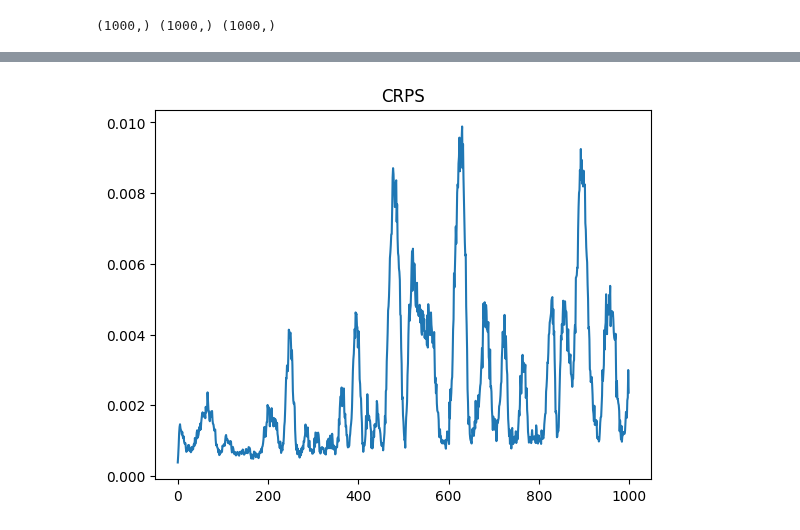
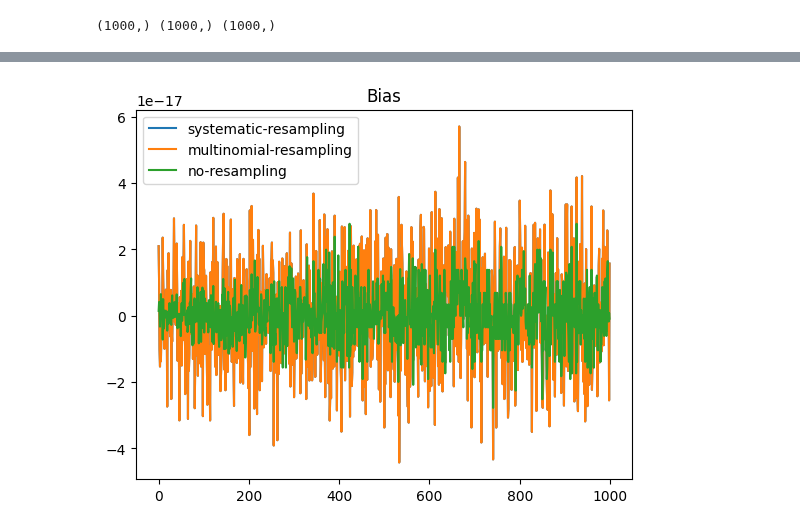
Before and after one commit to jameswoodfield/Particle_Filter, a Jupyter notebook: Example_4_KdV_ensemble_with_error.ipynb, the cells around one changed output, grey strips where cells are left out. Drawn from its saved outputs; the diff is of its cells as text; code cells hidden in the pictures.

Commit message:
Improved figures

```diff
--- a/Example_4_KdV_ensemble_with_error.ipynb
+++ b/Example_4_KdV_ensemble_with_error.ipynb
@@ -61,7 +59,7 @@ xmin: 0
 Next, we specify a signal, by choosing a deterministic solver,
 # %%
 signal_params.update(E=1,method='Dealiased_ETDRK4',P=0,S=0,tmax=1,nmax=256*4)
-ensemble_params.update(E=128,noise_magnitude=0.01,P=32,tmax=1,nmax=256*4)
+ensemble_params.update(E=128,noise_magnitude=0.001,P=32,tmax=1,nmax=256*4)
 # %% [markdown]
 Now we continue to define a stochastic ensemble
 # %% [markdown]
@@ -82,16 +80,17 @@ print(available_resamplers)
 # %% [output]
 multinomial, systematic, no_resampling, default
 # %%
-
-observation_locations_params = jnp.arange(0,256,2)
-
+obs_frequency = 2
+observation_noise = 1e-10
+observation_locations_params = jnp.arange(0,len(signal_model_1.x),obs_frequency)
+observation_locations_params = None
 pf_multinomial = ParticleFilter(
     n_particles = ensemble_params.E,
     n_steps = 1,
     n_dim = initial_signal.shape[-1],
     forward_model = ensemble_model_1,
     signal_model = signal_model_1,
-    sigma = 0.1,# this seems to be different than the sigma for the xi.
+    sigma = observation_noise,# this seems to be different than the sigma for the xi.
     seed = 11,
     resampling='multinomial',
     observation_locations = observation_locations_params,
@@ -103,7 +102,7 @@ pf_systematic = ParticleFilter(
     n_dim = initial_signal.shape[-1],
     forward_model = ensemble_model_2,
     signal_model = signal_model_2,
-    sigma = 0.1,# this seems to be different than the sigma for the xi.
+    sigma = observation_noise,# this seems to be different than the sigma for the xi.
     seed = 11,
     resampling='systematic',
     observation_locations = observation_locations_params,
@@ -115,7 +114,7 @@ pf_no_resampling = ParticleFilter(
     n_dim = initial_signal.shape[-1],
     forward_model = ensemble_model_3,
     signal_model = signal_model_3,
-    sigma = 0.1,# this seems to be different than the sigma for the xi.
+    sigma = observation_noise,# this seems to be different than the sigma for the xi.
     seed = 11,
     resampling='no_resampling',
     observation_locations = observation_locations_params,
@@ -188,7 +187,12 @@ interact(plot, da_step=(0, signal_model_1.nmax))
 interactive(children=(IntSlider(value=500, description='da_step', max=1000), Output()), _dom_classes=('widget-…
 <function __main__.plot(da_step)>
 # %%
-bias = ens_metrics.bias(signal[1:,...], particles_systematic[1:,...])
-rmse = ens_metrics.rmse(signal[1:,...], particles_systematic[1:,...])
-crps = ens_metrics.crps(signal[1:,...], particles_systematic[1:,...])
-print(type(bias), type(rmse), type(crps))
+bias_systematic = ens_metrics.bias(signal[1:,...], particles_systematic[1:,...])
+rmse_systematic = ens_metrics.rmse(signal[1:,...], particles_systematic[1:,...])
+crps_systematic = ens_metrics.crps(signal[1:,...], particles_systematic[1:,...])
+bias_multinomial = ens_metrics.bias(signal[1:,...], particles_multinomial[1:,...])
+rmse_multinomial = ens_metrics.rmse(signal[1:,...], particles_multinomial[1:,...])
+crps_multinomial = ens_metrics.crps(signal[1:,...], particles_multinomial[1:,...])
+bias_no_resampling = ens_metrics.bias(signal[1:,...], particles_no_resampling[1:,...])
+rmse_no_resampling = ens_metrics.rmse(signal[1:,...], particles_no_resampling[1:,...])
+crps_no_resampling = ens_metrics.crps(signal[1:,...], particles_no_resampling[1:,...])
@@ -214,6 +205,9 @@ plt.show()
-# %%
-plt.title('CRPS')
-plt.plot(crps)
-plt.show()
-# %% [output]
-[figure, removed]
+# %%
+plt.title('Bias')
+plt.plot(bias_systematic, label='systematic-resampling')
+plt.plot(bias_multinomial, label='multinomial-resampling')
+plt.plot(bias_no_resampling, label='no-resampling')
+plt.legend()
+plt.show()
+# %% [output]
+[figure, added]
```
Also changed, not shown: parts of 9 cells of this notebook.
